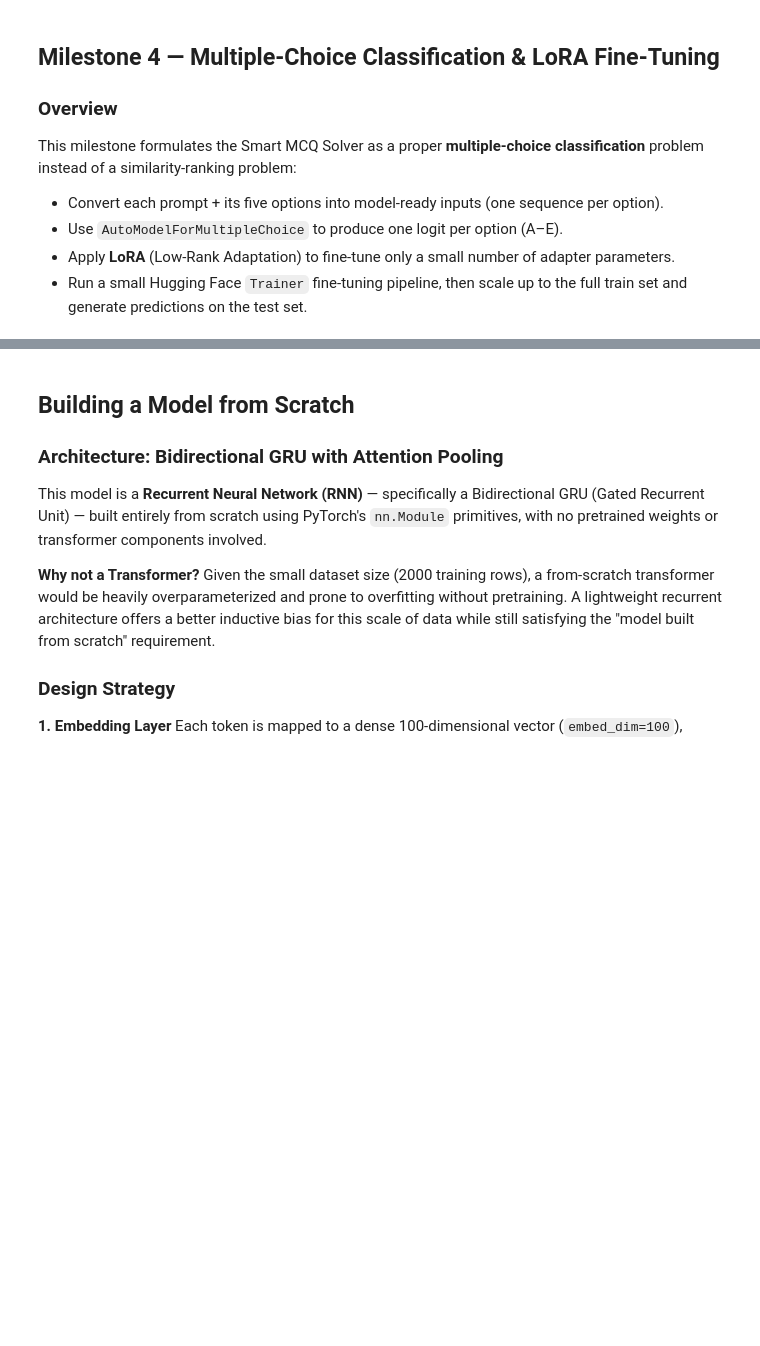
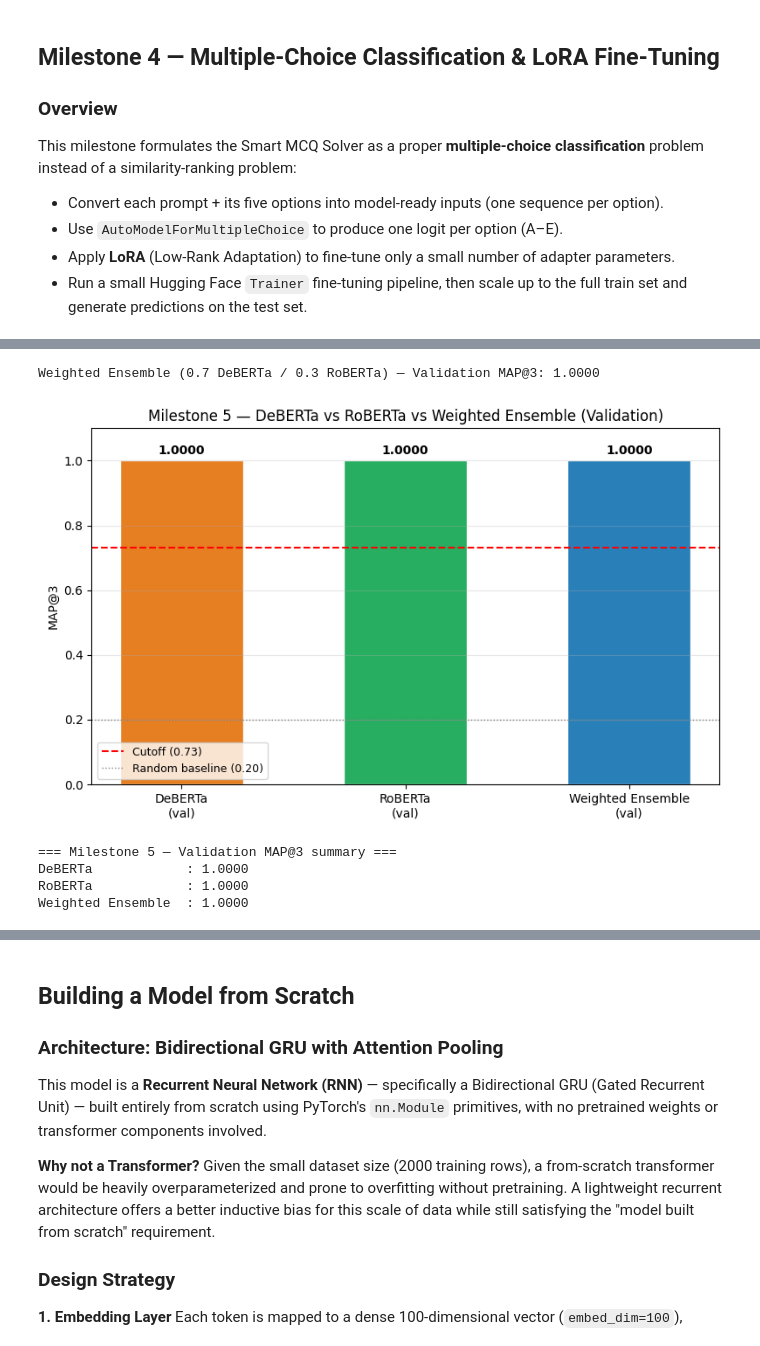
Before and after one commit to 24f1002692/genAI-project-24f1002692, a Jupyter notebook: DL-24f1002692-notebook-t22026.ipynb, the cells around one changed output, grey strips where cells are left out. Drawn from its saved outputs; the diff is of its cells as text; code cells hidden in the pictures; blank space fills up the shorter version.

```diff
--- a/DL-24f1002692-notebook-t22026.ipynb
+++ b/DL-24f1002692-notebook-t22026.ipynb
@@ -2520,0 +2539,7 @@ Sample predictions:
+# %%
+deberta_val_metrics = deberta_trainer.evaluate()
+print("DeBERTa final validation metrics:", deberta_val_metrics)
+
+deberta_trainer.save_model("./m5_deberta_best")
+deberta_tokenizer.save_pretrained("./m5_deberta_best")
+print("Best DeBERTa checkpoint saved to ./m5_deberta_best")
@@ -2520,0 +2626,7 @@ Sample predictions:
+# %%
+roberta_val_metrics = roberta_trainer.evaluate()
+print("RoBERTa final validation metrics:", roberta_val_metrics)
+
+roberta_trainer.save_model("./m5_roberta_best")
+roberta_tokenizer.save_pretrained("./m5_roberta_best")
+print("Best RoBERTa checkpoint saved to ./m5_roberta_best")
@@ -2520,0 +2637,63 @@ Sample predictions:
+# %%
+# ============================================================
+# Weighted ensemble (DeBERTa 0.7 / RoBERTa 0.3) — validation MAP@3
+# ============================================================
+W_DEBERTA, W_ROBERTA = 0.70, 0.30
+
+def get_val_probs(tokenizer, model, df, max_length, batch_size=32):
+    model.eval()
+    texts = [format_seqcls(row) for _, row in df.iterrows()]
+    all_probs = []
+    with torch.no_grad():
+        for i in range(0, len(texts), batch_size):
+            batch_texts = texts[i:i + batch_size]
+            enc = tokenizer(
+                batch_texts, truncation=True, padding="max_length",
+                max_length=max_length, return_tensors="pt"
+            ).to(device)
+            logits = model(**enc).logits
+            all_probs.append(F.softmax(logits, dim=-1).cpu())
+    return torch.cat(all_probs, dim=0)
+
+deberta_val_probs = get_val_probs(deberta_tokenizer, deberta_model, m5_val_split, DEBERTA_MAX_LEN)
+roberta_val_probs = get_val_probs(roberta_tokenizer, roberta_model, m5_val_split, ROBERTA_MAX_LEN)
+
+weighted_val_probs = W_DEBERTA * deberta_val_probs + W_ROBERTA * roberta_val_probs
+weighted_val_top3 = torch.argsort(weighted_val_probs, dim=1, descending=True)[:, :3]
+weighted_val_preds = [' '.join(id_to_label[i.item()] for i in row) for row in weighted_val_top3]
+
+val_actuals_m5 = m5_val_split['answer'].tolist()
+weighted_val_map3 = sum(apk(a, p.split()) for a, p in zip(val_actuals_m5, weighted_val_preds)) / len(val_actuals_m5)
+print(f"Weighted Ensemble (0.7 DeBERTa / 0.3 RoBERTa) — Validation MAP@3: {weighted_val_map3:.4f}")
+# %% [output]
+Weighted Ensemble (0.7 DeBERTa / 0.3 RoBERTa) — Validation MAP@3: 1.0000
+# %%
+labels_m5_all = ['DeBERTa\n(val)', 'RoBERTa\n(val)', 'Weighted Ensemble\n(val)']
+scores_m5_all = [deberta_val_metrics['eval_map3'], roberta_val_metrics['eval_map3'], weighted_val_map3]
+colors_m5_all = ['#E67E22', '#27AE60', '#2980B9']
+
+fig, ax = plt.subplots(figsize=(8, 5))
+bars = ax.bar(labels_m5_all, scores_m5_all, color=colors_m5_all, width=0.55, edgecolor='white')
+ax.axhline(0.73, color='red', lw=1.5, ls='--', label='Cutoff (0.73)')
+ax.axhline(0.20, color='gray', lw=1, ls=':', label='Random baseline (0.20)')
+ax.set_ylim(0, 1.1)
+ax.set_ylabel('MAP@3')
+ax.set_title('Milestone 5 — DeBERTa vs RoBERTa vs Weighted Ensemble (Validation)')
+for bar, score in zip(bars, scores_m5_all):
+    ax.text(bar.get_x() + bar.get_width() / 2, bar.get_height() + 0.02, f'{score:.4f}',
+            ha='center', fontweight='bold')
+ax.legend(fontsize=9)
+ax.grid(axis='y', alpha=0.3)
+plt.tight_layout()
+plt.show()
+
+print("=== Milestone 5 — Validation MAP@3 summary ===")
+print(f"DeBERTa            : {deberta_val_metrics['eval_map3']:.4f}")
+print(f"RoBERTa            : {roberta_val_metrics['eval_map3']:.4f}")
+print(f"Weighted Ensemble  : {weighted_val_map3:.4f}")
+# %% [output]
+[figure, added]
+=== Milestone 5 — Validation MAP@3 summary ===
+DeBERTa            : 1.0000
+RoBERTa            : 1.0000
+Weighted Ensemble  : 1.0000
```
Also changed, not shown: parts of 29 cells of this notebook.
